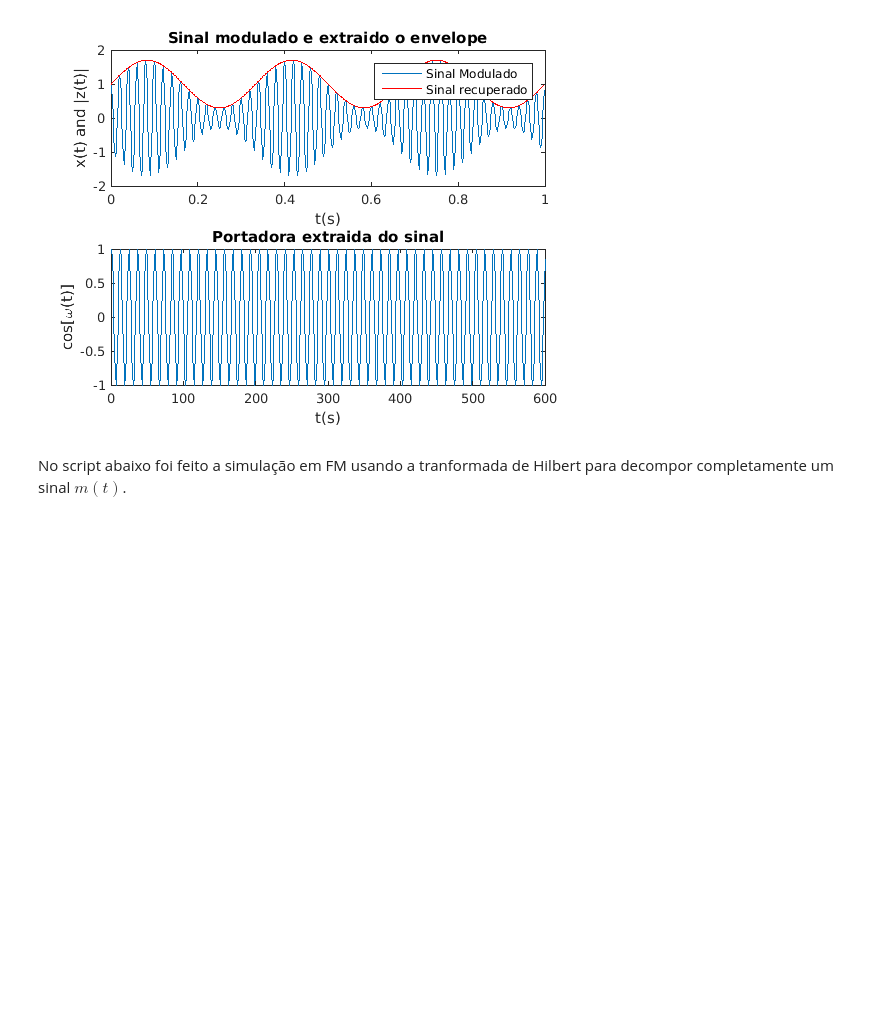
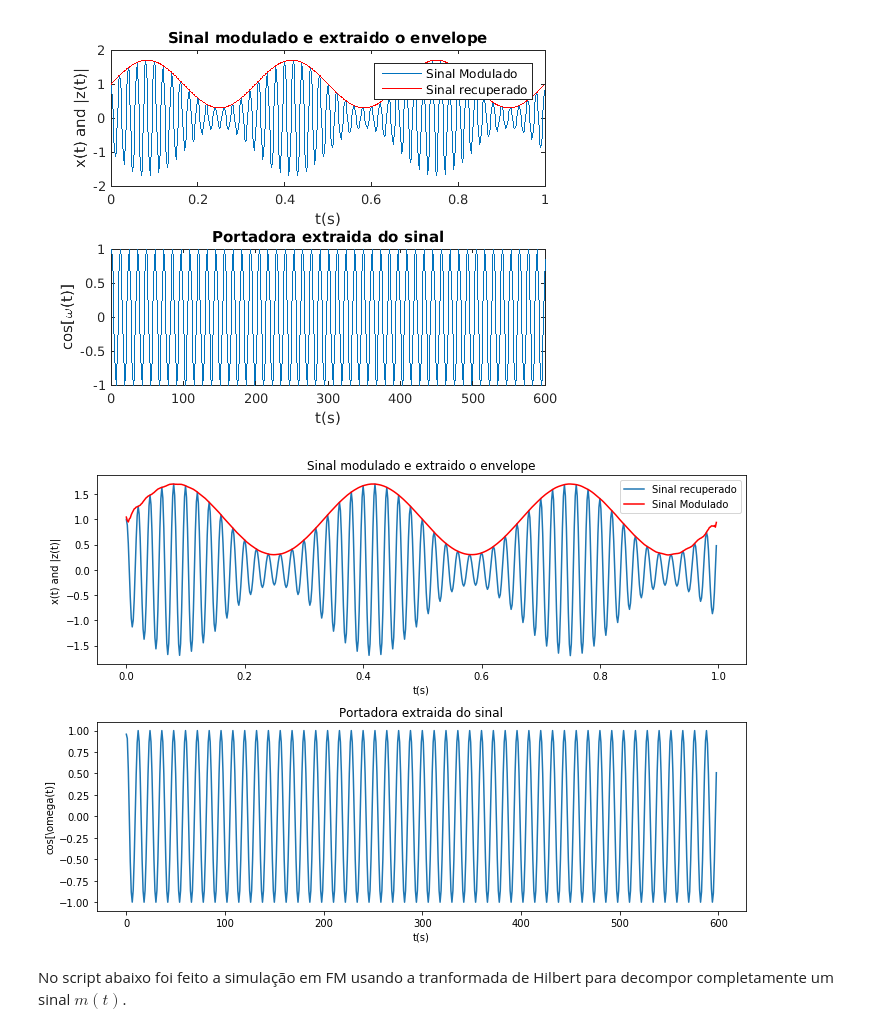
Before and after one commit to josemcast/DCO2004_LabPSC, a Jupyter notebook: h05.ipynb, the cells around one changed output. Drawn from its saved outputs; the diff is of its cells as text; code cells hidden in the pictures; blank space fills up the shorter version.

```diff
--- a/h05.ipynb
+++ b/h05.ipynb
@@ -1117,6 +1363,45 @@ xlabel('t(s)');
 ylabel('cos[\omega(t)]');
 # %% [output]
 [figure]
+# %%
+# Parâmetros da onda
+import numpy as np
+fs = 600                                          # Frequencia de amostragem
+t = np.arange(0,1-1/fs,1/fs)                                  # Eixo do tempo
+m_t = 1+0.7 *np.sin(2*np.pi*3*t)                       # Sinal m(t)
+c_t =np.cos(2*np.pi*50*t)                                # Sinal portadora
+s_t = m_t * c_t                                  # Sinal Modulado em AM-DSB-SC
+
+# Calcula a transformada de Hilbert
+from scipy.signal import hilbert
+z = hilbert(s_t)                                   # Forma analítica (real + imaginario)
+inst_amplitude = np.abs(z)                            # Amplitude instantânea
+inst_phase = np.angle(z)                              # Fase instantânea
+inst_freq = np.diff(inst_phase)/(2*np.pi)*fs             # Frequência instantânea
+regenerated_carrier = np.cos(inst_phase)              # Regenerando a portadora
+
+# Plotting
+# Plota o sinal AM e detector de envelope
+import matplotlib.pyplot as plt
+plt.figure(1,[10,7])
+plt.subplot(211)
+plt.plot(t,s_t)
+plt.plot(t,inst_amplitude,'r')
+plt.title('Sinal modulado e extraido o envelope')
+plt.legend(['Sinal recuperado','Sinal Modulado'])
+plt.xlabel('t(s)')
+plt.ylabel('x(t) and |z(t)|')
+# Plota portadora recuperada
+plt.subplot(212)
+plt.plot(np.cos(inst_phase))
+plt.title('Portadora extraida do sinal')
+plt.xlabel('t(s)')
+plt.ylabel('cos[\omega(t)]')
+
+plt.tight_layout()
+plt.show()
+# %% [output]
+[figure, added]
 # %% [markdown]
 No script abaixo foi feito a simulação em FM usando a tranformada de Hilbert para decompor completamente um sinal $m(t)$.
 # %%
```
Also changed, not shown: parts of 5 cells of this notebook.
